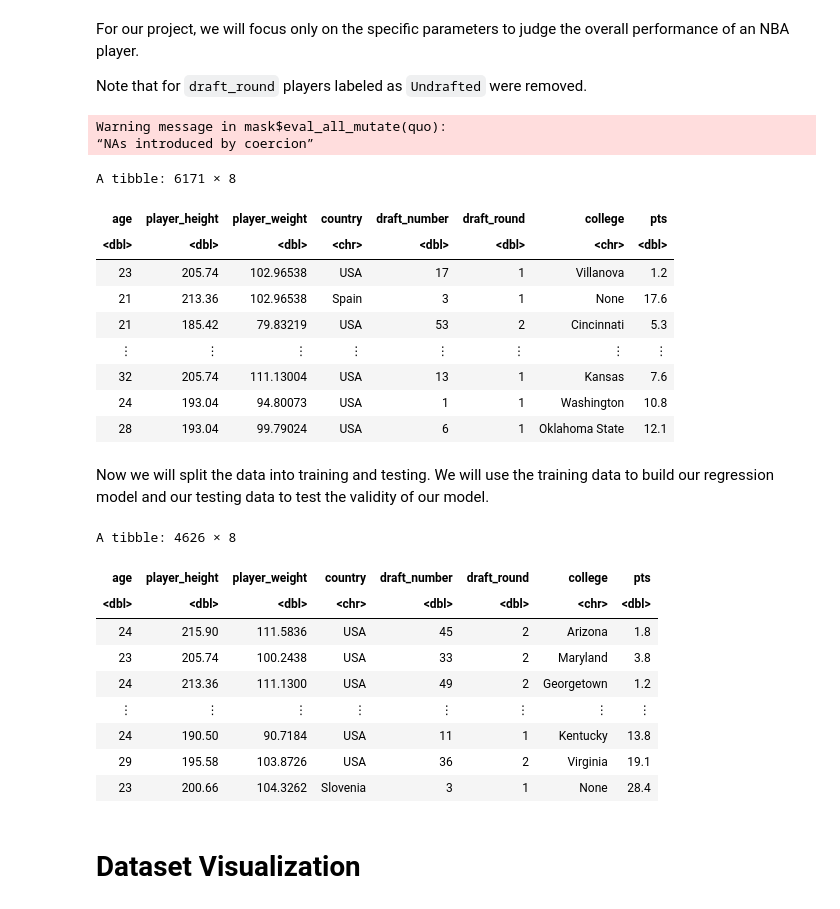
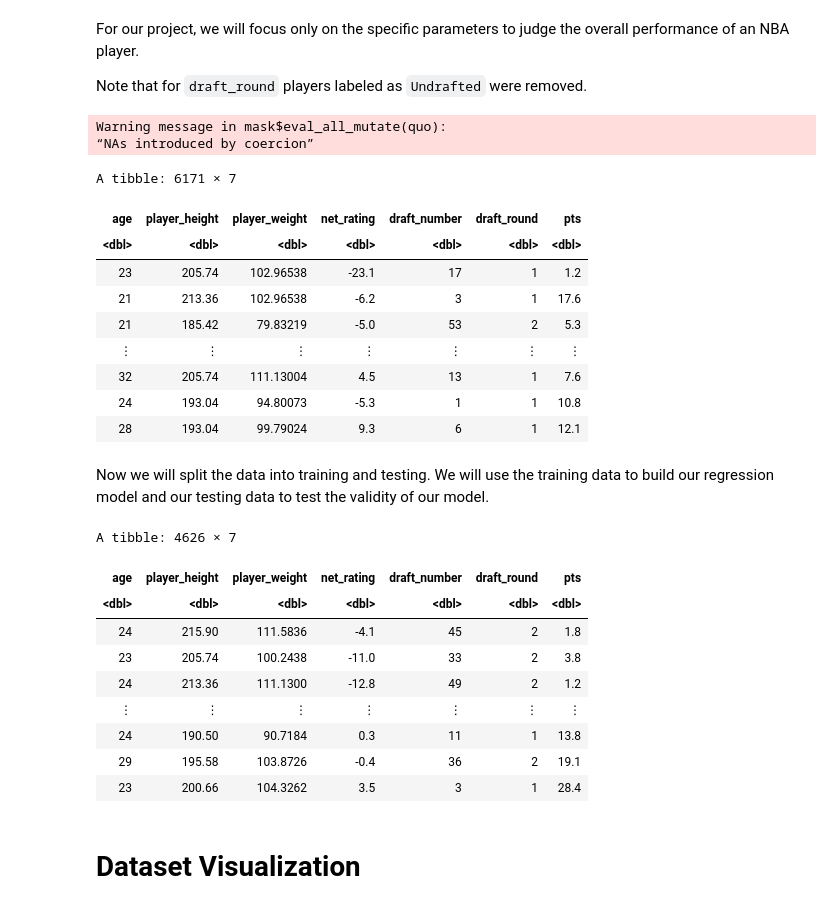
Before and after one commit to mdean808/dsci-100-group-project, a Jupyter notebook: project.ipynb, the cells around one changed output. Saved outputs shown, nothing was run; the diff lists cells and outputs as text; code cells hidden in the pictures.

```diff
--- a/project.ipynb
+++ b/project.ipynb
@@ -79,26 +79,26 @@ Note that for `draft_round` players labeled as `Undrafted` were removed.
 # %%
 nba_players <- player_data |>
     filter(draft_year > 2000) |>
-    select(age, player_height, player_weight, country, draft_number, draft_round, college, pts) |>
+    select(age, player_height, player_weight, net_rating, draft_number, draft_round, pts) |>
     # remove undrafted players and convert draft_number to dbl
     filter(draft_round != "Undrafted") |>
     mutate(draft_round = as.numeric(draft_round)) |>
     mutate(draft_number = as.numeric(draft_number))
 
 nba_players
 # %% [output]
 Warning message in mask$eval_all_mutate(quo):
 “NAs introduced by coercion”
-A tibble: 6171 × 8
+A tibble: 6171 × 7
-| age | player_height | player_weight | country | draft_number | draft_round | college | pts |
-| <dbl> | <dbl> | <dbl> | <chr> | <dbl> | <dbl> | <chr> | <dbl> |
-| 23 | 205.74 | 102.96538 | USA | 17 | 1 | Villanova | 1.2 |
-| 21 | 213.36 | 102.96538 | Spain | 3 | 1 | None | 17.6 |
-| 21 | 185.42 | 79.83219 | USA | 53 | 2 | Cincinnati | 5.3 |
-| ⋮ | ⋮ | ⋮ | ⋮ | ⋮ | ⋮ | ⋮ | ⋮ |
-| 32 | 205.74 | 111.13004 | USA | 13 | 1 | Kansas | 7.6 |
-| 24 | 193.04 | 94.80073 | USA | 1 | 1 | Washington | 10.8 |
-| 28 | 193.04 | 99.79024 | USA | 6 | 1 | Oklahoma State | 12.1 |
+| age | player_height | player_weight | net_rating | draft_number | draft_round | pts |
+| <dbl> | <dbl> | <dbl> | <dbl> | <dbl> | <dbl> | <dbl> |
+| 23 | 205.74 | 102.96538 | -23.1 | 17 | 1 | 1.2 |
+| 21 | 213.36 | 102.96538 | -6.2 | 3 | 1 | 17.6 |
+| 21 | 185.42 | 79.83219 | -5.0 | 53 | 2 | 5.3 |
+| ⋮ | ⋮ | ⋮ | ⋮ | ⋮ | ⋮ | ⋮ |
+| 32 | 205.74 | 111.13004 | 4.5 | 13 | 1 | 7.6 |
+| 24 | 193.04 | 94.80073 | -5.3 | 1 | 1 | 10.8 |
+| 28 | 193.04 | 99.79024 | 9.3 | 6 | 1 | 12.1 |
 # %% [markdown]
 Now we will split the data into training and testing. We will use the training data to build our regression model and our testing data to test the validity of our model.
 # %%
@@ -109,16 +109,16 @@ nba_testing <- testing(nba_players_split)
 
 nba_training
 # %% [output]
-A tibble: 4626 × 8
+A tibble: 4626 × 7
-| age | player_height | player_weight | country | draft_number | draft_round | college | pts |
-| <dbl> | <dbl> | <dbl> | <chr> | <dbl> | <dbl> | <chr> | <dbl> |
-| 24 | 215.90 | 111.5836 | USA | 45 | 2 | Arizona | 1.8 |
-| 23 | 205.74 | 100.2438 | USA | 33 | 2 | Maryland | 3.8 |
-| 24 | 213.36 | 111.1300 | USA | 49 | 2 | Georgetown | 1.2 |
-| ⋮ | ⋮ | ⋮ | ⋮ | ⋮ | ⋮ | ⋮ | ⋮ |
-| 24 | 190.50 | 90.7184 | USA | 11 | 1 | Kentucky | 13.8 |
-| 29 | 195.58 | 103.8726 | USA | 36 | 2 | Virginia | 19.1 |
-| 23 | 200.66 | 104.3262 | Slovenia | 3 | 1 | None | 28.4 |
+| age | player_height | player_weight | net_rating | draft_number | draft_round | pts |
+| <dbl> | <dbl> | <dbl> | <dbl> | <dbl> | <dbl> | <dbl> |
+| 24 | 215.90 | 111.5836 | -4.1 | 45 | 2 | 1.8 |
+| 23 | 205.74 | 100.2438 | -11.0 | 33 | 2 | 3.8 |
+| 24 | 213.36 | 111.1300 | -12.8 | 49 | 2 | 1.2 |
+| ⋮ | ⋮ | ⋮ | ⋮ | ⋮ | ⋮ | ⋮ |
+| 24 | 190.50 | 90.7184 | 0.3 | 11 | 1 | 13.8 |
+| 29 | 195.58 | 103.8726 | -0.4 | 36 | 2 | 19.1 |
+| 23 | 200.66 | 104.3262 | 3.5 | 3 | 1 | 28.4 |
 # %% [markdown]
 # Dataset Visualization
 # %% [markdown]
```
Also changed, not shown: parts of 6 cells of this notebook.
